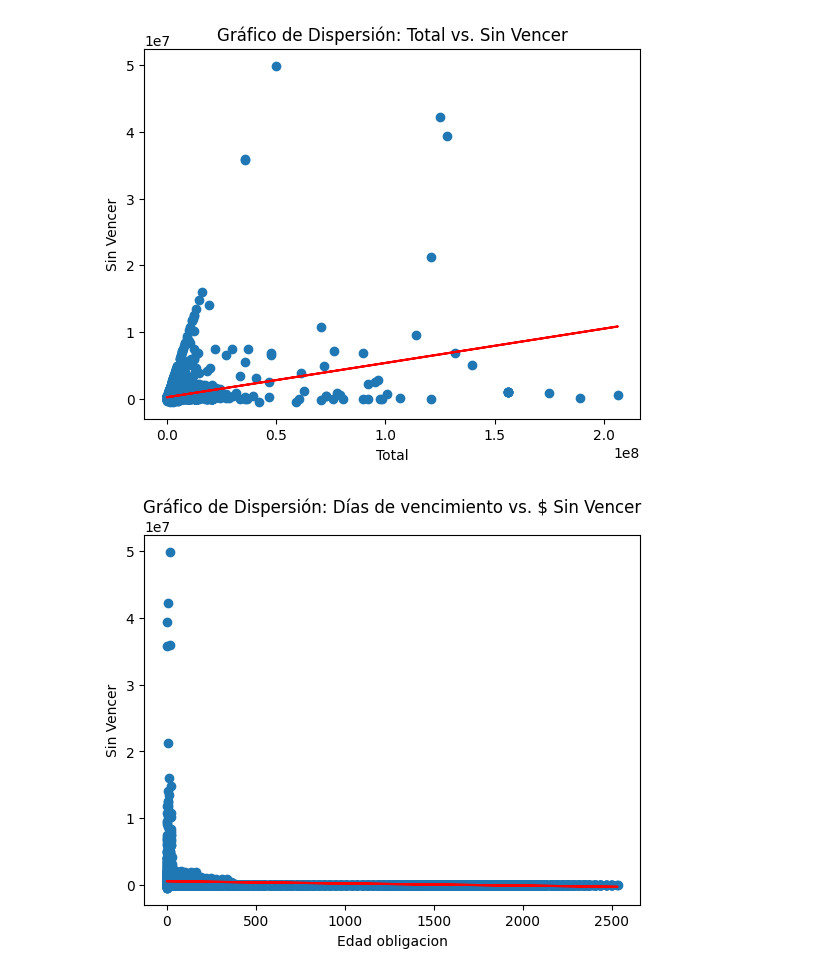
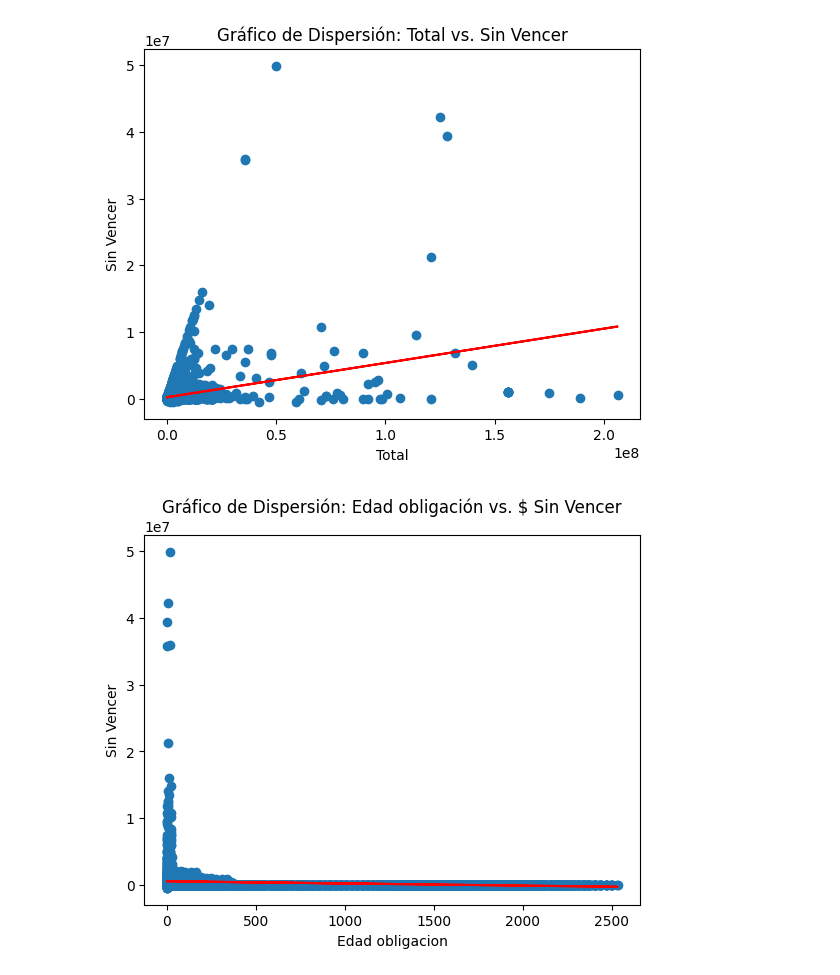
Before and after one commit to AlejoPerez98/AlejoPerez98-AnalisisExploratorio, a Jupyter notebook: Análisis multivariado.ipynb, the cells around one changed output. Cells and saved outputs as stored; diff of their text form; code cells hidden in the pictures.

```diff
--- a/Análisis multivariado.ipynb
+++ b/Análisis multivariado.ipynb
@@ -77,9 +79,6 @@ print(df.head(5))
 2          0       NaN   201000  feb 2023     2023-02-28
 3          0       NaN        0  feb 2023     2023-02-28
 4          0       NaN        0  feb 2023     2023-02-28
-# %%
-#Organizar por código
-df = df.sort_values(by="codigo")
 # %%
 # Mostrar las primeras filas del DataFrame combinado
 print(df.head(5))
@@ -305,19 +322,19 @@ plt.show()
 # %%
 # Crear el gráfico de dispersión
 plt.scatter(df['Edad_obligacion'], df['sin_vencer'])
 
 # Agregar etiquetas a los ejes
 plt.xlabel('Edad obligacion')
 plt.ylabel('Sin Vencer')
 
 # Agregar un título al gráfico
-plt.title('Gráfico de Dispersión: Días de vencimiento vs. $ Sin Vencer')
+plt.title('Gráfico de Dispersión: Edad obligación vs. $ Sin Vencer')
 
 from scipy.stats import linregress
 slope, intercept, r_value, p_value, std_err = linregress(df['Edad_obligacion'], df['sin_vencer'])
 plt.plot(df['Edad_obligacion'], slope*df['Edad_obligacion']+intercept, color='red')
 
 # Mostrar el gráfico
 plt.show()
 # %% [output]
-[figure, old version]
+[figure, new version]
```
Also changed, not shown: parts of 18 cells of this notebook.
